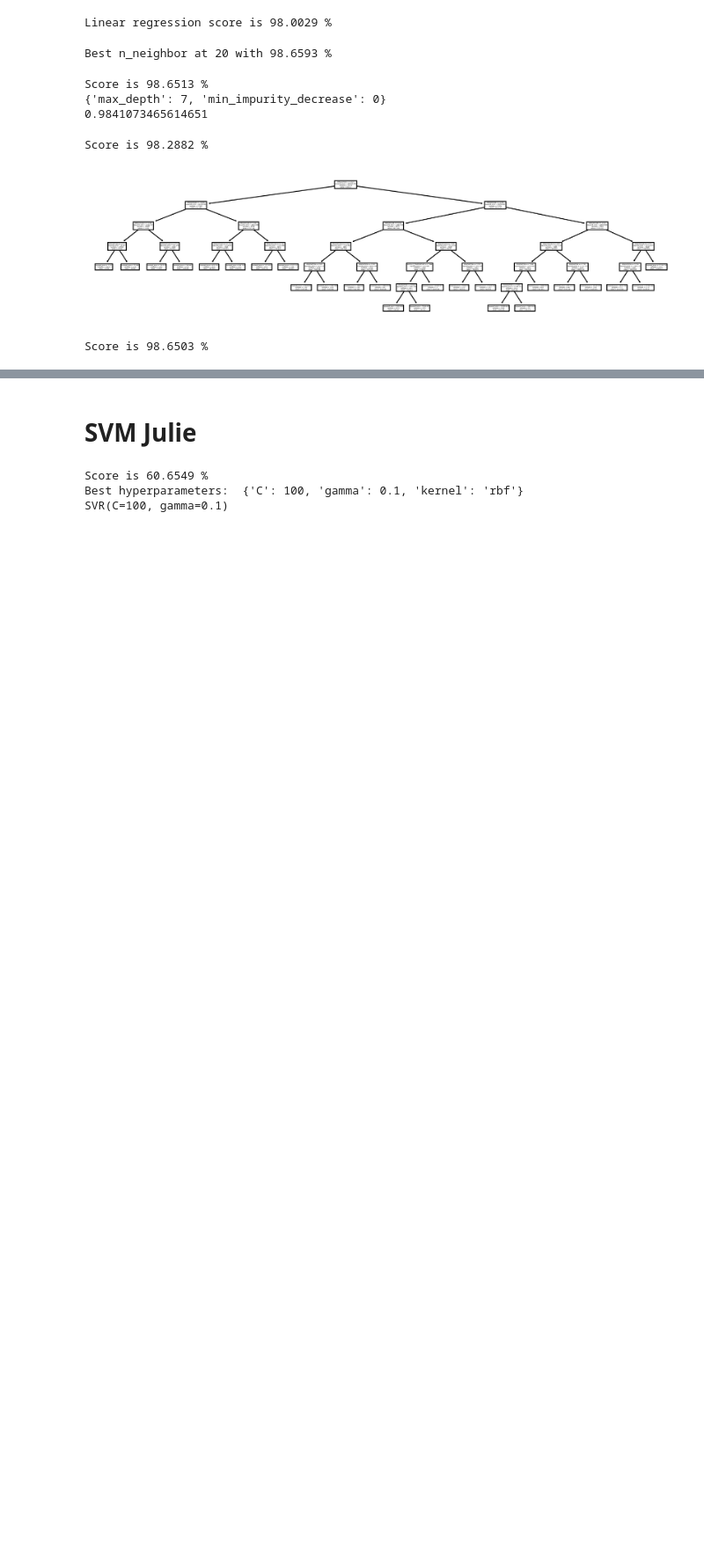
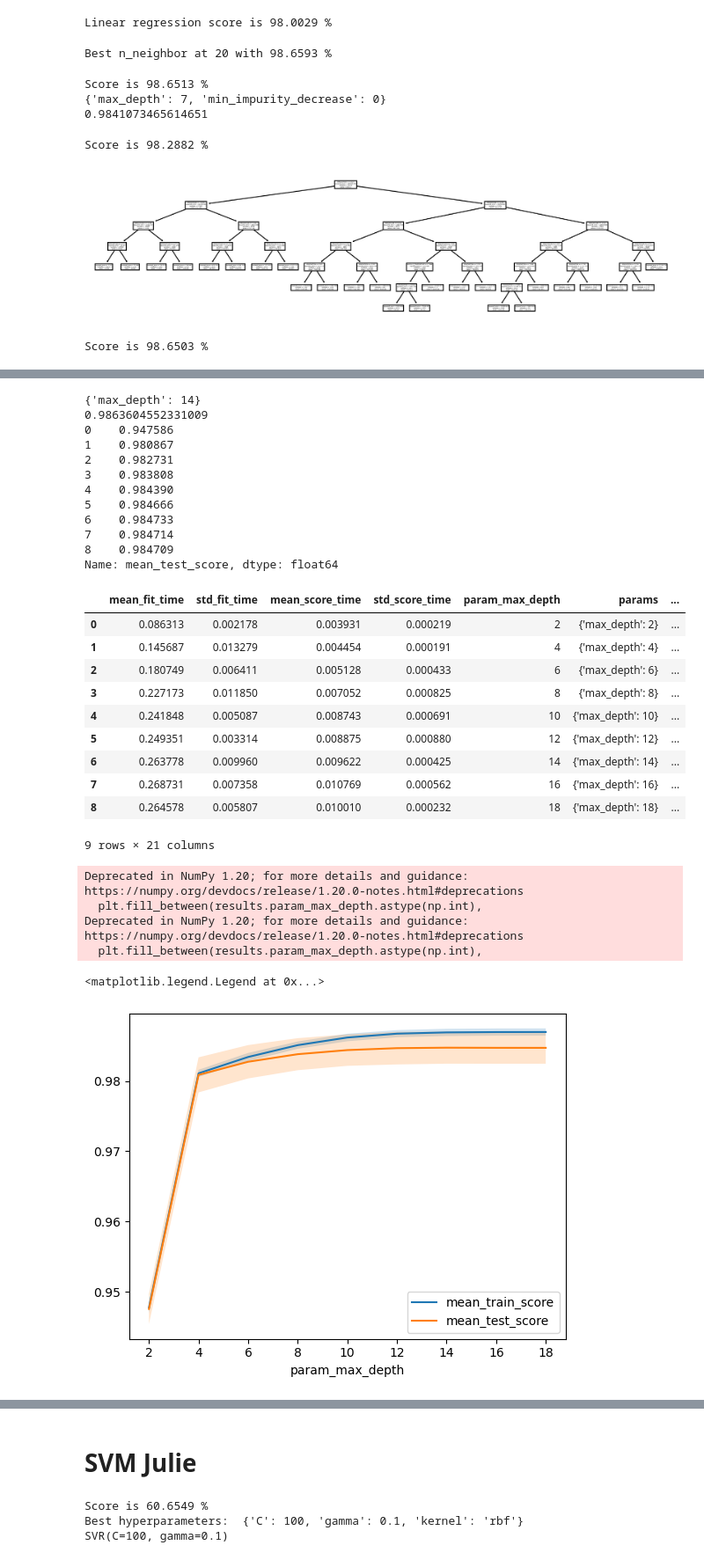
Before and after one commit to Enginedeer/AML_project, a Jupyter notebook: andi_AML.ipynb, the cells around one changed output, grey strips where cells are left out. Shown at 88% size. Drawn from its saved outputs; the diff is of its cells as text; code cells hidden in the pictures; blank space fills up the shorter version.

```diff
--- a/andi_AML.ipynb
+++ b/andi_AML.ipynb
@@ -479,0 +572,54 @@ KeyboardInterrupt:
+# %%
+
+# param_grid = {'n_estimators': range(100,200,10), 'min_impurity_decrease': range(0, 15), 'max_depth': range(2, 8)}
+    # Note that it will always be advantageously to minimize "min_impurity_decrease" and maximize "max_depth".
+param_grid_tree = {'max_depth': range(2,20,2)}
+grid = GridSearchCV(RandomForestRegressor(n_estimators=8, min_impurity_decrease=0, random_state=42), param_grid=param_grid_tree, cv=5, return_train_score=True)
+grid.fit(X_train, y_train)
+print(grid.best_params_)
+print(grid.score(X_test, y_test))
+
+
+results = pd.DataFrame(grid.cv_results_)
+print(results.loc[:,'mean_test_score'])
+display(results)
+
+results.plot('param_max_depth', 'mean_train_score')
+results.plot('param_max_depth', 'mean_test_score', ax=plt.gca()) # Tror "validation" score, but called "test" score; like Rahman has written.
+plt.fill_between(results.param_max_depth.astype(np.int),
+                 results['mean_train_score'] + results['std_train_score'],
+                 results['mean_train_score'] - results['std_train_score'], alpha=0.2)
+plt.fill_between(results.param_max_depth.astype(np.int),
+                 results['mean_test_score'] + results['std_test_score'],
+                 results['mean_test_score'] - results['std_test_score'], alpha=0.2)
+plt.legend()
+# %% [output]
+{'max_depth': 14}
+0.9863604552331009
+0    0.947586
+1    0.980867
+2    0.982731
+3    0.983808
+4    0.984390
+5    0.984666
+6    0.984733
+7    0.984714
+8    0.984709
+Name: mean_test_score, dtype: float64
+|  | mean_fit_time | std_fit_time | mean_score_time | std_score_time | param_max_depth | params | ... |
+| 0 | 0.086313 | 0.002178 | 0.003931 | 0.000219 | 2 | {'max_depth': 2} | ... |
+| 1 | 0.145687 | 0.013279 | 0.004454 | 0.000191 | 4 | {'max_depth': 4} | ... |
+| 2 | 0.180749 | 0.006411 | 0.005128 | 0.000433 | 6 | {'max_depth': 6} | ... |
+| 3 | 0.227173 | 0.011850 | 0.007052 | 0.000825 | 8 | {'max_depth': 8} | ... |
+| 4 | 0.241848 | 0.005087 | 0.008743 | 0.000691 | 10 | {'max_depth': 10} | ... |
+| 5 | 0.249351 | 0.003314 | 0.008875 | 0.000880 | 12 | {'max_depth': 12} | ... |
+| 6 | 0.263778 | 0.009960 | 0.009622 | 0.000425 | 14 | {'max_depth': 14} | ... |
+| 7 | 0.268731 | 0.007358 | 0.010769 | 0.000562 | 16 | {'max_depth': 16} | ... |
+| 8 | 0.264578 | 0.005807 | 0.010010 | 0.000232 | 18 | {'max_depth': 18} | ... |
+9 rows × 21 columns
+Deprecated in NumPy 1.20; for more details and guidance: https://numpy.org/devdocs/release/1.20.0-notes.html#deprecations
+  plt.fill_between(results.param_max_depth.astype(np.int),
+Deprecated in NumPy 1.20; for more details and guidance: https://numpy.org/devdocs/release/1.20.0-notes.html#deprecations
+  plt.fill_between(results.param_max_depth.astype(np.int),
+<matplotlib.legend.Legend at 0x...>
+[figure, added]
```
Also changed, not shown: parts of 6 cells of this notebook.
